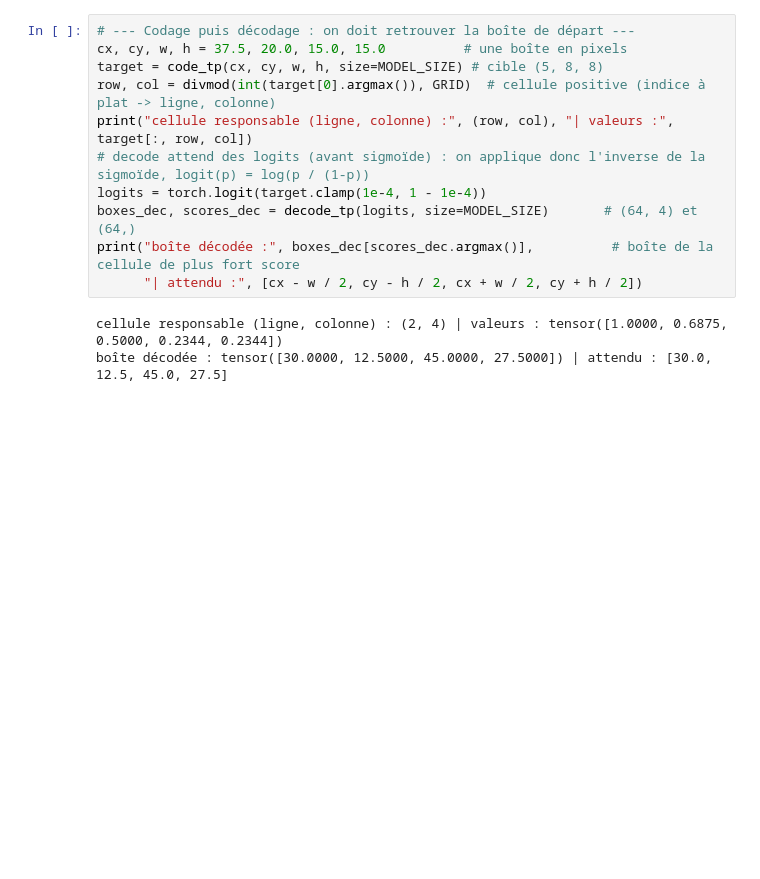
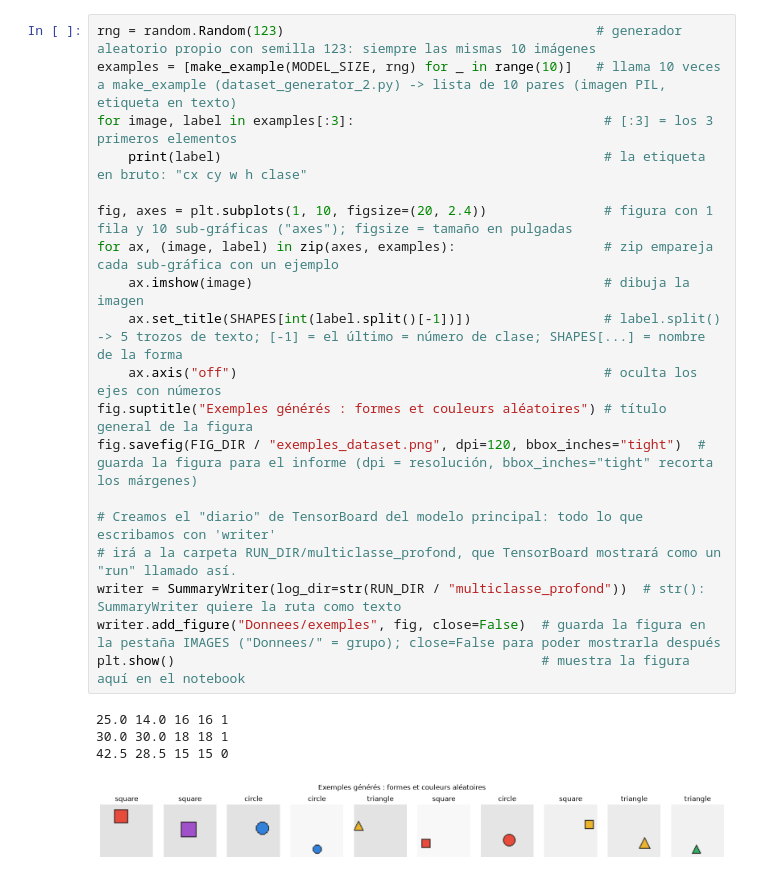
Before and after one commit to LuccasRN/NNR, a Jupyter notebook: sujet_tensorboard/notebooks/mini_projet_option_B.ipynb, the cells around one changed output. Saved outputs shown, nothing was run; the diff lists cells and outputs as text; blank space fills up the shorter version.

```diff
--- a/sujet_tensorboard/notebooks/mini_projet_option_B.ipynb
+++ b/sujet_tensorboard/notebooks/mini_projet_option_B.ipynb
@@ -118,15 +165,25 @@ NMS garde : [0, 2]
 # %%
-# --- Codage puis décodage : on doit retrouver la boîte de départ ---
-cx, cy, w, h = 37.5, 20.0, 15.0, 15.0          # une boîte en pixels
-target = code_tp(cx, cy, w, h, size=MODEL_SIZE) # cible (5, 8, 8)
-row, col = divmod(int(target[0].argmax()), GRID)  # cellule positive (indice à plat -> ligne, colonne)
-print("cellule responsable (ligne, colonne) :", (row, col), "| valeurs :", target[:, row, col])
-# decode attend des logits (avant sigmoïde) : on applique donc l'inverse de la sigmoïde, logit(p) = log(p / (1-p))
-logits = torch.logit(target.clamp(1e-4, 1 - 1e-4))
-boxes_dec, scores_dec = decode_tp(logits, size=MODEL_SIZE)       # (64, 4) et (64,)
-print("boîte décodée :", boxes_dec[scores_dec.argmax()],          # boîte de la cellule de plus fort score
-      "| attendu :", [cx - w / 2, cy - h / 2, cx + w / 2, cy + h / 2])
+rng = random.Random(123)                                        # generador aleatorio propio con semilla 123: siempre las mismas 10 imágenes
+examples = [make_example(MODEL_SIZE, rng) for _ in range(10)]   # llama 10 veces a make_example (dataset_generator_2.py) -> lista de 10 pares (imagen PIL, etiqueta en texto)
+for image, label in examples[:3]:                                # [:3] = los 3 primeros elementos
+    print(label)                                                 # la etiqueta en bruto: "cx cy w h clase"
+
+fig, axes = plt.subplots(1, 10, figsize=(20, 2.4))               # figura con 1 fila y 10 sub-gráficas ("axes"); figsize = tamaño en pulgadas
+for ax, (image, label) in zip(axes, examples):                   # zip empareja cada sub-gráfica con un ejemplo
+    ax.imshow(image)                                             # dibuja la imagen
+    ax.set_title(SHAPES[int(label.split()[-1])])                 # label.split() -> 5 trozos de texto; [-1] = el último = número de clase; SHAPES[...] = nombre de la forma
+    ax.axis("off")                                               # oculta los ejes con números
+fig.suptitle("Exemples générés : formes et couleurs aléatoires") # título general de la figura
+fig.savefig(FIG_DIR / "exemples_dataset.png", dpi=120, bbox_inches="tight")  # guarda la figura para el informe (dpi = resolución, bbox_inches="tight" recorta los márgenes)
+
+# Creamos el "diario" de TensorBoard del modelo principal: todo lo que escribamos con 'writer'
+# irá a la carpeta RUN_DIR/multiclasse_profond, que TensorBoard mostrará como un "run" llamado así.
+writer = SummaryWriter(log_dir=str(RUN_DIR / "multiclasse_profond"))  # str(): SummaryWriter quiere la ruta como texto
+writer.add_figure("Donnees/exemples", fig, close=False)  # guarda la figura en la pestaña IMAGES ("Donnees/" = grupo); close=False para poder mostrarla después
+plt.show()                                               # muestra la figura aquí en el notebook
 # %% [output]
-cellule responsable (ligne, colonne) : (2, 4) | valeurs : tensor([1.0000, 0.6875, 0.5000, 0.2344, 0.2344])
-boîte décodée : tensor([30.0000, 12.5000, 45.0000, 27.5000]) | attendu : [30.0, 12.5, 45.0, 27.5]
+25.0 14.0 16 16 1
+30.0 30.0 18 18 1
+42.5 28.5 15 15 0
+[figure, added]
 # %% [markdown]
```
Also changed, not shown: parts of 65 cells of this notebook, 17 other files.
